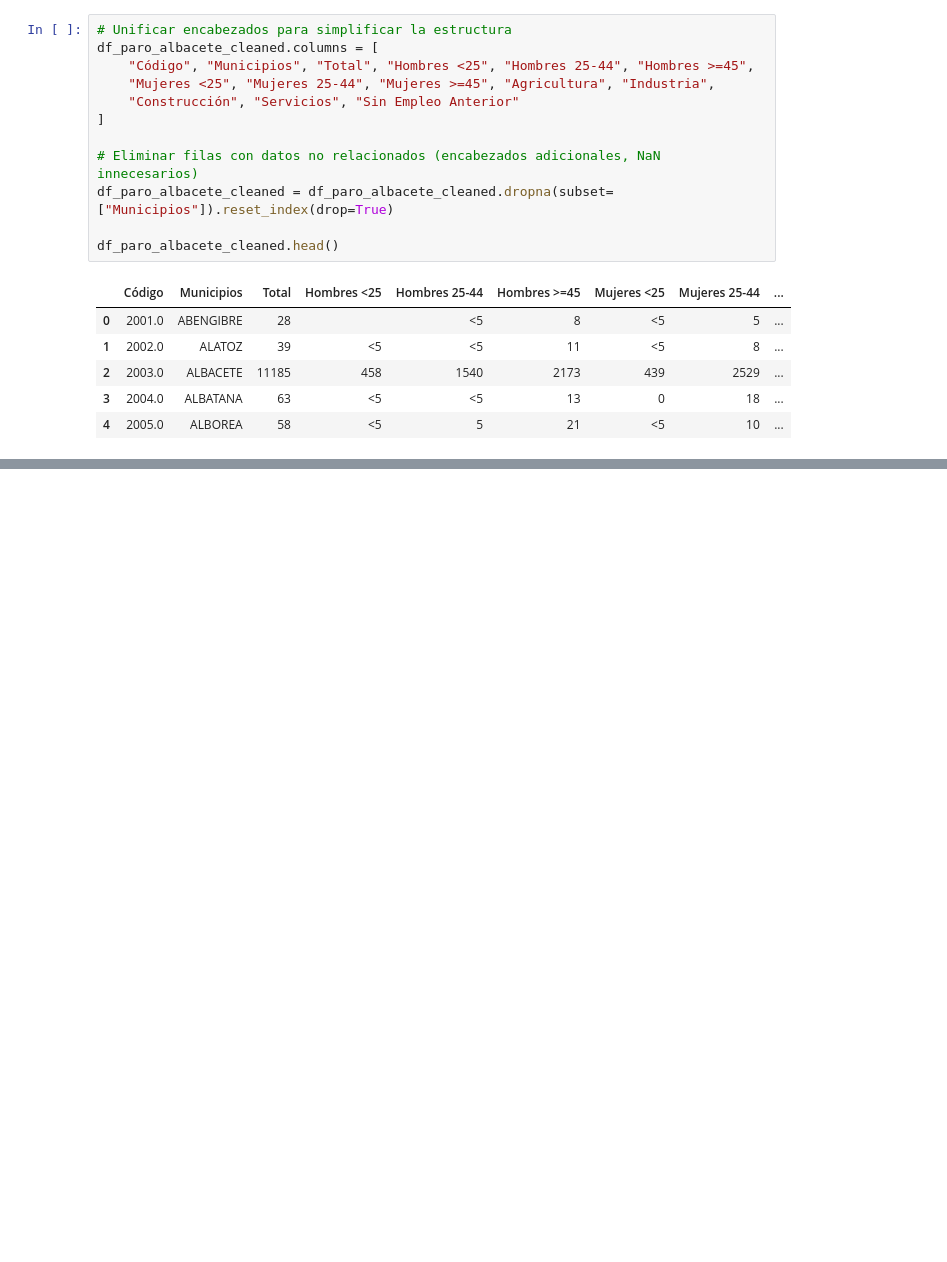
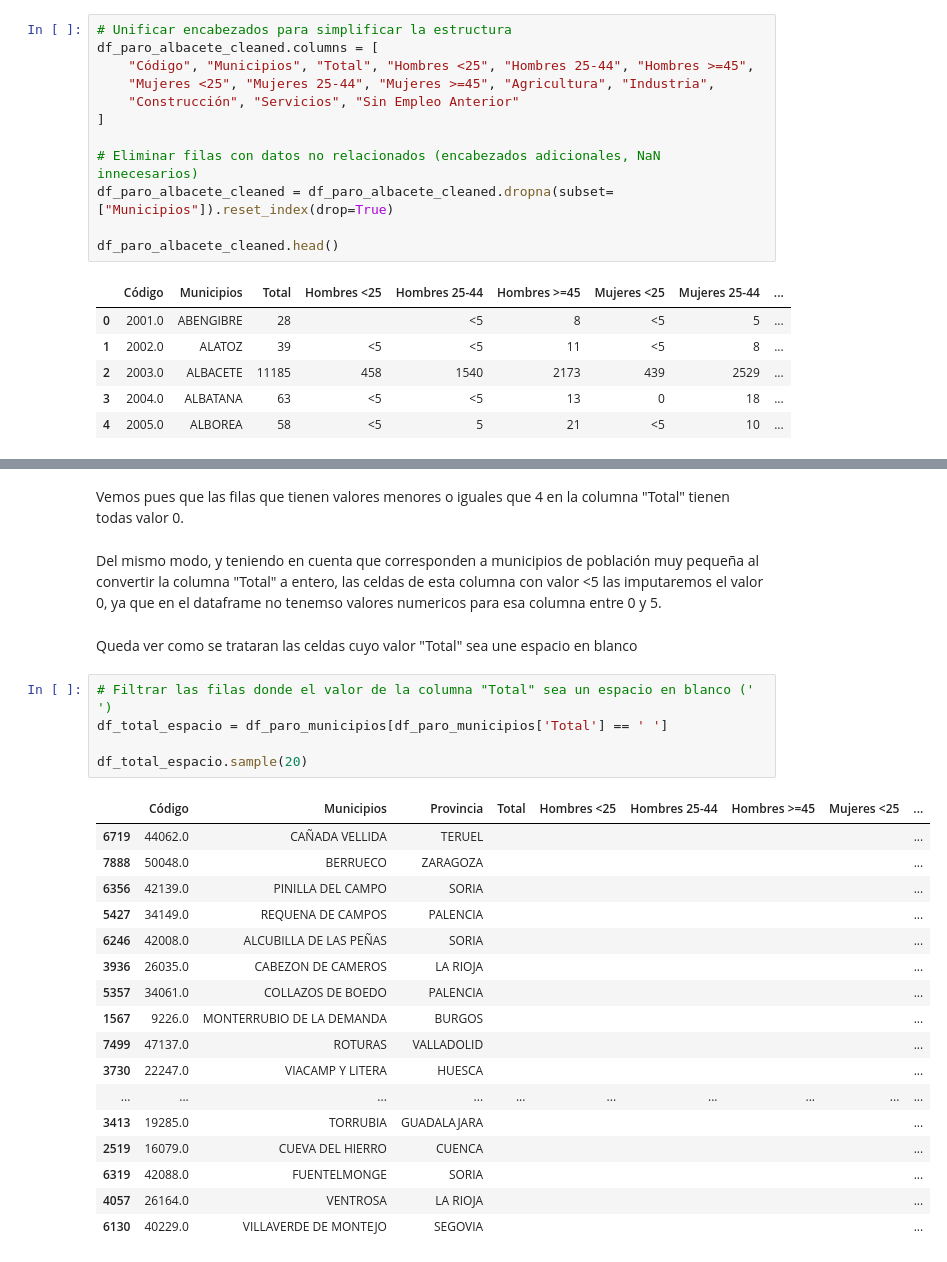
Before and after one commit to Rcm89/TFM-analisis-educacion, a Jupyter notebook: paro_municipios.ipynb, the cells around one changed output, grey strips where cells are left out. Cells and saved outputs as stored; diff of their text form; blank space fills up the shorter version.

```diff
--- a/paro_municipios.ipynb
+++ b/paro_municipios.ipynb
@@ -221,0 +403,29 @@ df_paro_municipios.head()
+# %% [markdown]
+Vemos pues que las filas que tienen valores menores o iguales que 4 en la columna "Total" tienen todas valor 0.
+# %% [markdown]
+Del mismo modo, y teniendo en cuenta que corresponden a municipios de población muy pequeña al convertir la columna "Total" a entero, las celdas de esta columna con valor <5 las imputaremos el valor 0, ya que en el dataframe no tenemso valores numericos para esa columna entre 0 y 5.
+# %% [markdown]
+Queda ver como se trataran las celdas cuyo valor "Total" sea une espacio en blanco
+# %%
+# Filtrar las filas donde el valor de la columna "Total" sea un espacio en blanco (' ')
+df_total_espacio = df_paro_municipios[df_paro_municipios['Total'] == ' ']
+
+df_total_espacio.sample(20)
+# %% [output]
+|  | Código | Municipios | Provincia | Total | Hombres <25 | Hombres 25-44 | Hombres >=45 | Mujeres <25 | ... |
+| 6719 | 44062.0 | CAÑADA VELLIDA | TERUEL |  |  |  |  |  | ... |
+| 7888 | 50048.0 | BERRUECO | ZARAGOZA |  |  |  |  |  | ... |
+| 6356 | 42139.0 | PINILLA DEL CAMPO | SORIA |  |  |  |  |  | ... |
+| 5427 | 34149.0 | REQUENA DE CAMPOS | PALENCIA |  |  |  |  |  | ... |
+| 6246 | 42008.0 | ALCUBILLA DE LAS PEÑAS | SORIA |  |  |  |  |  | ... |
+| 3936 | 26035.0 | CABEZON DE CAMEROS | LA RIOJA |  |  |  |  |  | ... |
+| 5357 | 34061.0 | COLLAZOS DE BOEDO | PALENCIA |  |  |  |  |  | ... |
+| 1567 | 9226.0 | MONTERRUBIO DE LA DEMANDA | BURGOS |  |  |  |  |  | ... |
+| 7499 | 47137.0 | ROTURAS | VALLADOLID |  |  |  |  |  | ... |
+| 3730 | 22247.0 | VIACAMP Y LITERA | HUESCA |  |  |  |  |  | ... |
+| ... | ... | ... | ... | ... | ... | ... | ... | ... | ... |
+| 3413 | 19285.0 | TORRUBIA | GUADALAJARA |  |  |  |  |  | ... |
+| 2519 | 16079.0 | CUEVA DEL HIERRO | CUENCA |  |  |  |  |  | ... |
+| 6319 | 42088.0 | FUENTELMONGE | SORIA |  |  |  |  |  | ... |
+| 4057 | 26164.0 | VENTROSA | LA RIOJA |  |  |  |  |  | ... |
+| 6130 | 40229.0 | VILLAVERDE DE MONTEJO | SEGOVIA |  |  |  |  |  | ... |
```
Also changed, not shown: parts of 33 cells of this notebook, 7 other files.
